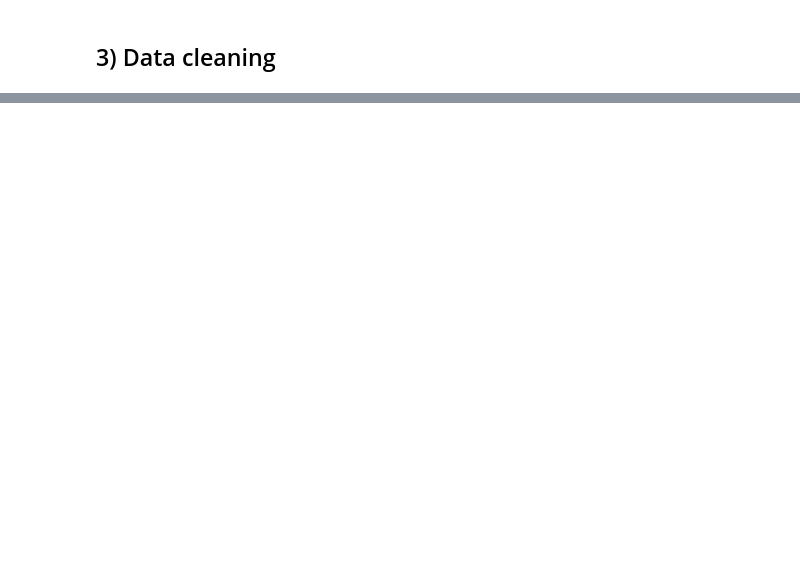
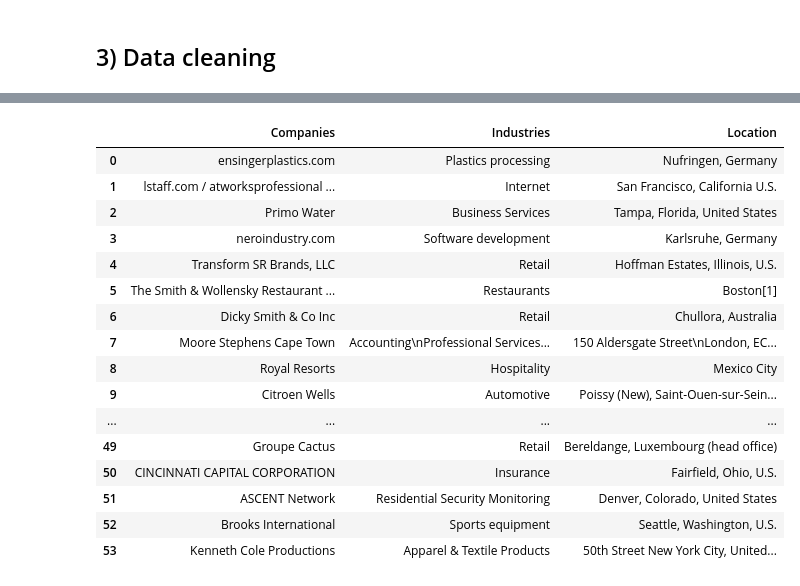
Before and after one commit to hopesishu/CZ4070-CTI, a Jupyter notebook: webscraper.ipynb, the cells around one changed output, grey strips where cells are left out. Cells and saved outputs as stored; diff of their text form; code cells hidden in the pictures; blank space fills up the shorter version.

```diff
--- a/webscraper.ipynb
+++ b/webscraper.ipynb
@@ -258,32 +265,0 @@ TimeoutException: Message: timeout: Timed out receiving message from renderer: -
-# %%
-# glassdoor search
-industry_list = []
-number = 0
-
-for company in master_list:
-    try:
-        driver.get('https://www.google.com')
-        search = driver.find_element(By.NAME, 'q')
-        search.send_keys(company + ' glassdoor overview')
-        search.send_keys(Keys.RETURN)
-        glassdoor_page = driver.find_element_by_tag_name('h3') # clicking the first search result
-        glassdoor_page.click()
-
-        pagesource = driver.page_source
-        soup = BeautifulSoup(pagesource, 'html.parser')
-        labels = soup.find_all('label')
-        for label in labels:
-            if (label.text == "Industry:"):
-                industry = label.next_sibling.text
-                industry_list.append(industry)
-                print(str(number) + ") " + company + ": " + industry)
-                break
-        else:
-            industry_list.append(np.nan)
-            print(str(number) + ") " + company + ": " + str(np.nan))
-    except:
-        industry_list.append(np.nan)
-        print(str(number) + ") " + company + ": " + str(np.nan) + "except loop")
-    number = number + 1
-
-driver.quit()
@@ -315,10 +329,7 @@ for company in master_list:
 # %% [markdown]
 ## 3) Data cleaning
 # %%
-#df['Industries'] = industry_list
-#df = df.dropna() # remove rows with NaN
+df['Industries'] = industry_list
+df['Location'] = location_list
 
-
-for i in industry_list:
-    if i == 'cb':
-        industry_lsit
+df
@@ -325,4 +350,23 @@ for i in industry_list:
 # %%
+df = df.dropna()
 df = df.reset_index(drop=True) # reset index
 
 df
+# %% [output]
+|  | Companies | Industries | Location |
+| 0 | ensingerplastics.com | Plastics processing | Nufringen, Germany |
+| 1 | lstaff.com / atworksprofessional ... | Internet | San Francisco, California U.S. |
+| 2 | Primo Water | Business Services | Tampa, Florida, United States |
+| 3 | neroindustry.com | Software development | Karlsruhe, Germany |
+| 4 | Transform SR Brands, LLC | Retail | Hoffman Estates, Illinois, U.S. |
+| 5 | The Smith & Wollensky Restaurant ... | Restaurants | Boston[1] |
+| 6 | Dicky Smith & Co Inc | Retail | Chullora, Australia |
+| 7 | Moore Stephens Cape Town | Accounting\nProfessional Services... | 150 Aldersgate Street\nLondon, EC... |
+| 8 | Royal Resorts | Hospitality | Mexico City |
+| 9 | Citroen Wells | Automotive | Poissy (New), Saint-Ouen-sur-Sein... |
+| ... | ... | ... | ... |
+| 49 | Groupe Cactus | Retail | Bereldange, Luxembourg (head office) |
+| 50 | CINCINNATI CAPITAL CORPORATION | Insurance | Fairfield, Ohio, U.S. |
+| 51 | ASCENT Network | Residential Security Monitoring | Denver, Colorado, United States |
+| 52 | Brooks International | Sports equipment | Seattle, Washington, U.S. |
+| 53 | Kenneth Cole Productions | Apparel & Textile Products | 50th Street New York City, United... |
```
Also changed, not shown: parts of 9 cells of this notebook.
